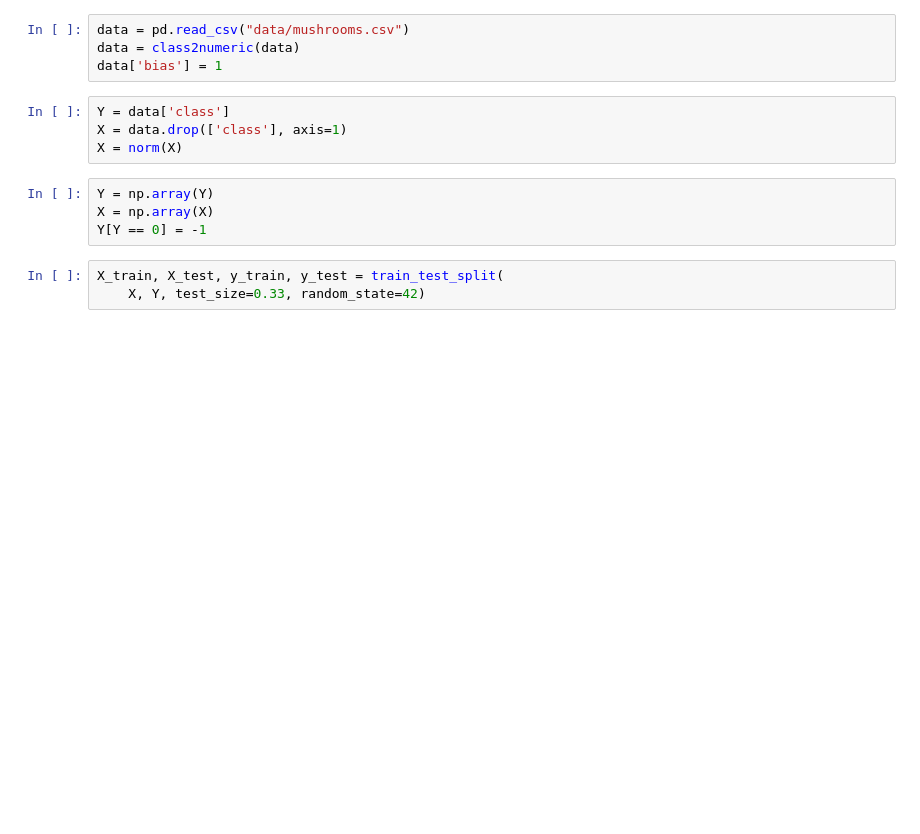
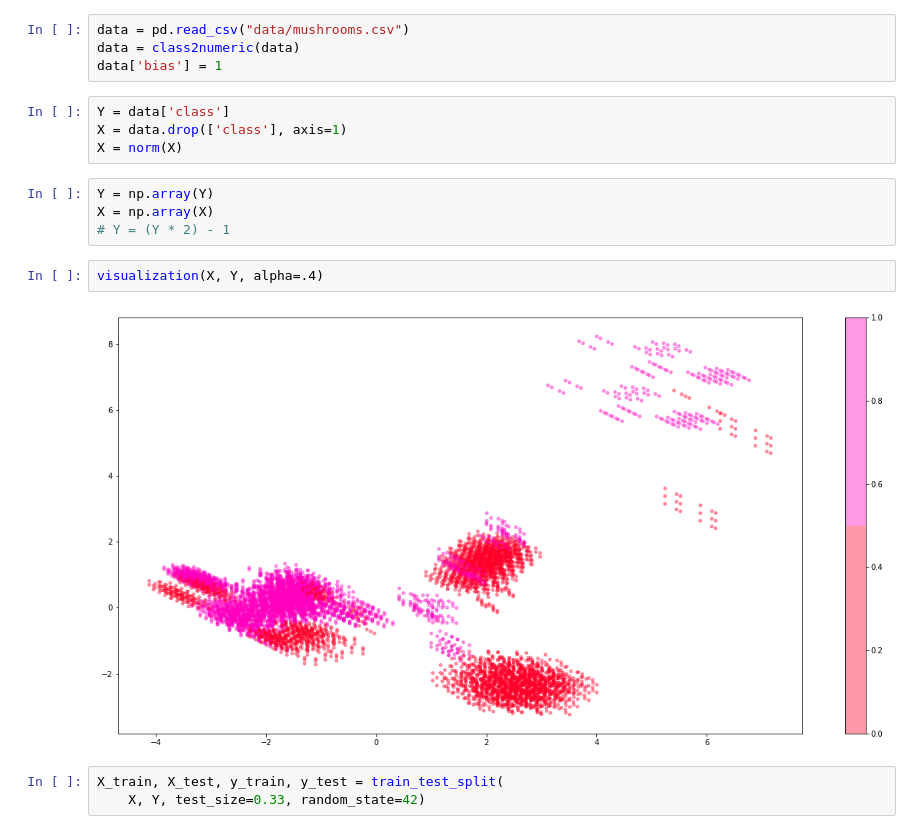
Before and after one commit to BabylenMagnus/EStraine, a Jupyter notebook: Test.ipynb, the cells around one changed output. Cells and saved outputs as stored; diff of their text form; blank space fills up the shorter version.

```diff
--- a/Test.ipynb
+++ b/Test.ipynb
@@ -18,7 +25,11 @@ X = norm(X)
 # %%
 Y = np.array(Y)
 X = np.array(X)
-Y[Y == 0] = -1
+# Y = (Y * 2) - 1
+# %%
+visualization(X, Y, alpha=.4)
+# %% [output]
+[figure, added]
 # %%
 X_train, X_test, y_train, y_test = train_test_split(
     X, Y, test_size=0.33, random_state=42)
```
Also changed, not shown: parts of 23 cells of this notebook, 14 other files.
